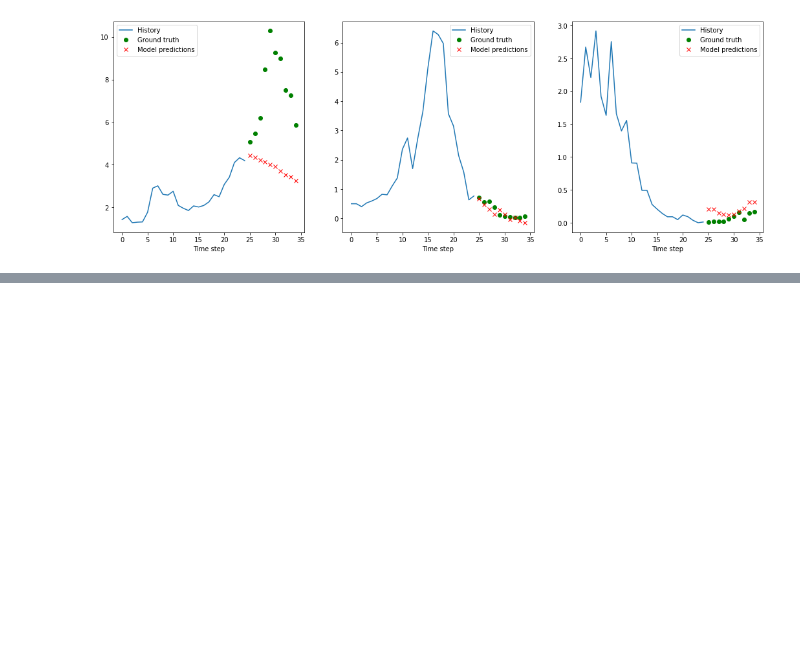
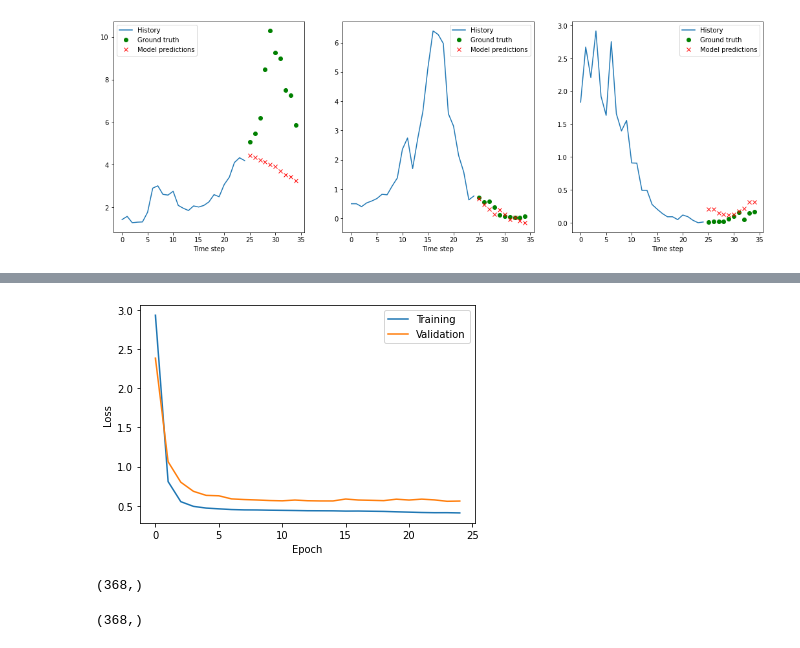
Before and after one commit to benlevyx/modelling-infectious-disease, a Jupyter notebook: notebooks/rnn_timeseries_experimentation.ipynb, the cells around one changed output, grey strips where cells are left out. Saved outputs shown, nothing was run; the diff lists cells and outputs as text; code cells hidden in the pictures; blank space fills up the shorter version.

Commit message:
Working on multi-step sequential predictions with variable length input windows

```diff
--- a/notebooks/rnn_timeseries_experimentation.ipynb
+++ b/notebooks/rnn_timeseries_experimentation.ipynb
@@ -316,0 +323,26 @@ We will use walk-forward validation
+# %%
+ds_train_padded, ds_test_padded = time_series.make_datasets(X_train_padded,
+                                                            X_test_padded,
+                                                            y_train,
+                                                            y_test)
+# %%
+def make_masked_lstm(max_len,
+                     target_len=1,
+                     hidden_size=16,
+                     mask_value=-1,
+                     pre_output_dense_size=None):
+    model = tf.keras.models.Sequential()
+    model.add(layers.Masking(mask_value=mask_value, input_shape=(max_len, 1)))
+    model.add(layers.LSTM(hidden_size))
+    if pre_output_dense_size:
+        model.add(layers.Dense(pre_output_dense_size, activation='relu'))
+    model.add(layers.Dense(target_len))
+
+    model.compile(optimizer='adam', loss='mse')
+    return model
+# %%
+lstm_variable = make_masked_lstm(X_train_padded.shape[1],
+                                 target_len=1,
+                                 mask_value=-1,
+                                 pre_output_dense_size=32)
+lstm_variable.summary()
@@ -316,0 +366,5 @@ We will use walk-forward validation
+# %%
+EPOCHS = 25
+history = lstm_variable.fit(ds_train_padded,
+                            validation_data=ds_test_padded,
+                            epochs=EPOCHS)
@@ -316,0 +389,8 @@ We will use walk-forward validation
+# %%
+plotting.plot_history(history)
+# %% [output]
+[figure, added]
+# %%
+X_train[idx].shape
+# %% [output]
+(368,)
@@ -316,0 +411,4 @@ We will use walk-forward validation
+# %%
+X_true.shape
+# %% [output]
+(368,)
```
Also changed, not shown: parts of 17 cells of this notebook, 2 other files.
